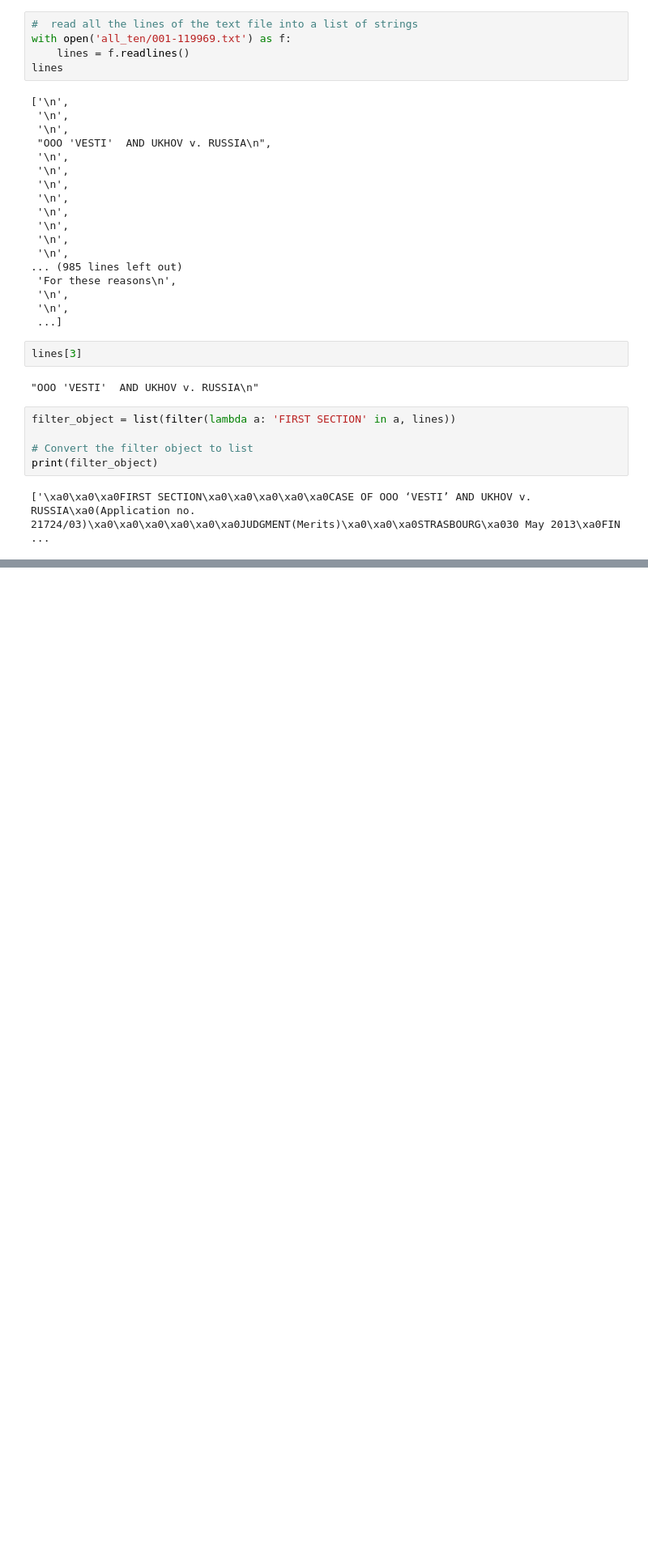
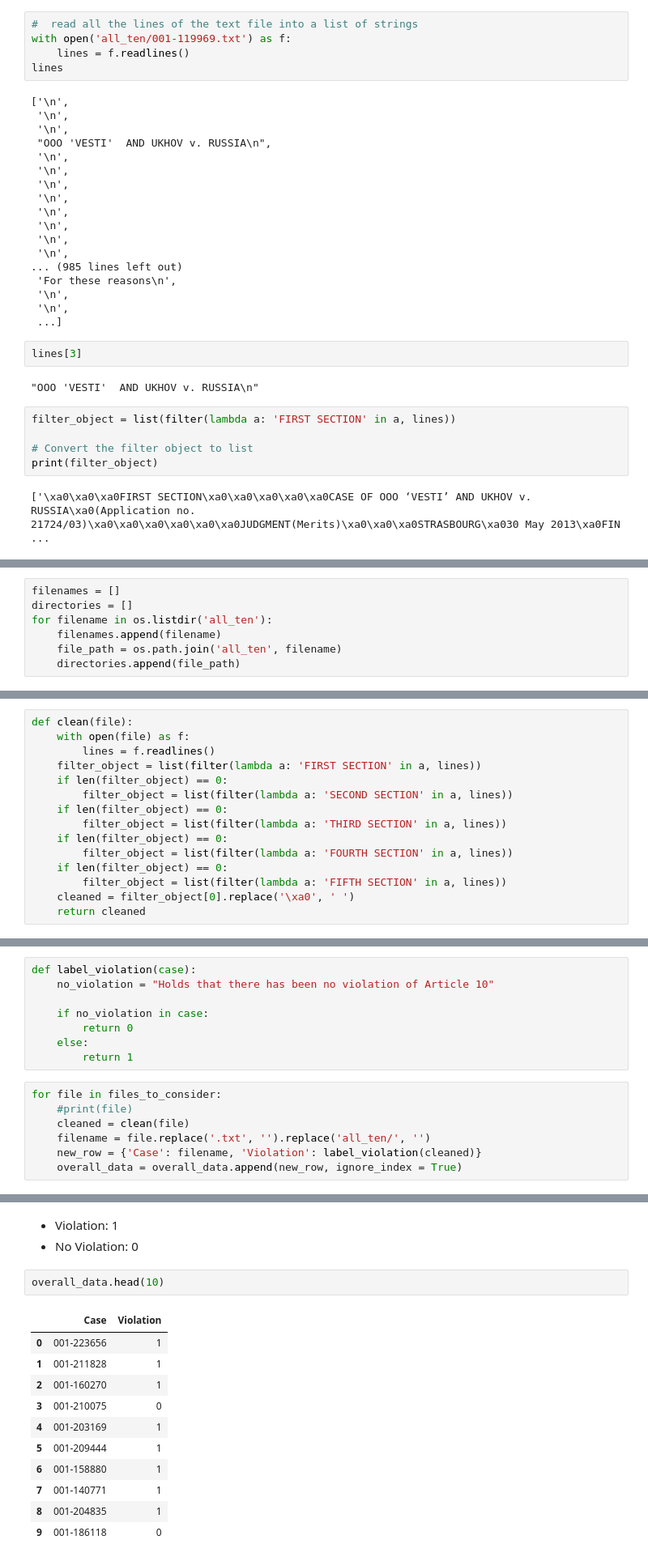
Before and after one commit to biancachiusano/Thesis, a Jupyter notebook: DataCleaning.ipynb, the cells around one changed output, grey strips where cells are left out. Shown: that part at 81% size. Saved outputs shown, nothing was run; the diff lists cells and outputs as text; blank space fills up the shorter version.

Commit message:
made a first DataFrame and CSV file with 1 column for the case name and one for Violation of Article 10. (0: No violation, 1: Violation)

```diff
--- a/DataCleaning.ipynb
+++ b/DataCleaning.ipynb
@@ -57,0 +92,7 @@ FIRST SECTIONCASE OF OOO ‘VESTI’ AND UKHOV v. RUSSIA(Application no. 21724/0
+# %%
+filenames = []
+directories = []
+for filename in os.listdir('all_ten'):
+    filenames.append(filename)
+    file_path = os.path.join('all_ten', filename)
+    directories.append(file_path)
@@ -57,0 +130,15 @@ FIRST SECTIONCASE OF OOO ‘VESTI’ AND UKHOV v. RUSSIA(Application no. 21724/0
+# %%
+def clean(file):
+    with open(file) as f:
+        lines = f.readlines()
+    filter_object = list(filter(lambda a: 'FIRST SECTION' in a, lines))
+    if len(filter_object) == 0:
+        filter_object = list(filter(lambda a: 'SECOND SECTION' in a, lines))
+    if len(filter_object) == 0:
+        filter_object = list(filter(lambda a: 'THIRD SECTION' in a, lines))
+    if len(filter_object) == 0:
+        filter_object = list(filter(lambda a: 'FOURTH SECTION' in a, lines))
+    if len(filter_object) == 0:
+        filter_object = list(filter(lambda a: 'FIFTH SECTION' in a, lines))
+    cleaned = filter_object[0].replace('\xa0', ' ')
+    return cleaned
@@ -57,0 +154,15 @@ FIRST SECTIONCASE OF OOO ‘VESTI’ AND UKHOV v. RUSSIA(Application no. 21724/0
+# %%
+def label_violation(case):
+    no_violation = "Holds that there has been no violation of Article 10"
+
+    if no_violation in case:
+        return 0
+    else:
+        return 1
+# %%
+for file in files_to_consider:
+    #print(file)
+    cleaned = clean(file)
+    filename = file.replace('.txt', '').replace('all_ten/', '')
+    new_row = {'Case': filename, 'Violation': label_violation(cleaned)}
+    overall_data = overall_data.append(new_row, ignore_index = True)
@@ -57,0 +177,17 @@ FIRST SECTIONCASE OF OOO ‘VESTI’ AND UKHOV v. RUSSIA(Application no. 21724/0
+# %% [markdown]
+- Violation: 1
+- No Violation: 0
+# %%
+overall_data.head(10)
+# %% [output]
+|  | Case | Violation |
+| 0 | 001-223656 | 1 |
+| 1 | 001-211828 | 1 |
+| 2 | 001-160270 | 1 |
+| 3 | 001-210075 | 0 |
+| 4 | 001-203169 | 1 |
+| 5 | 001-209444 | 1 |
+| 6 | 001-158880 | 1 |
+| 7 | 001-140771 | 1 |
+| 8 | 001-204835 | 1 |
+| 9 | 001-186118 | 0 |
```
Also changed, not shown: parts of 14 cells of this notebook, 1 other file.
